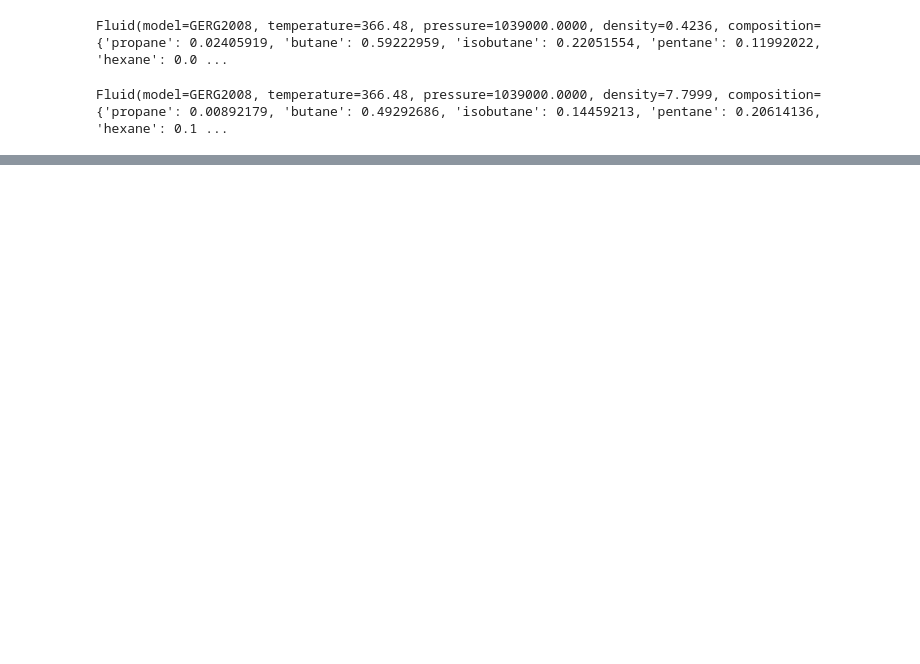
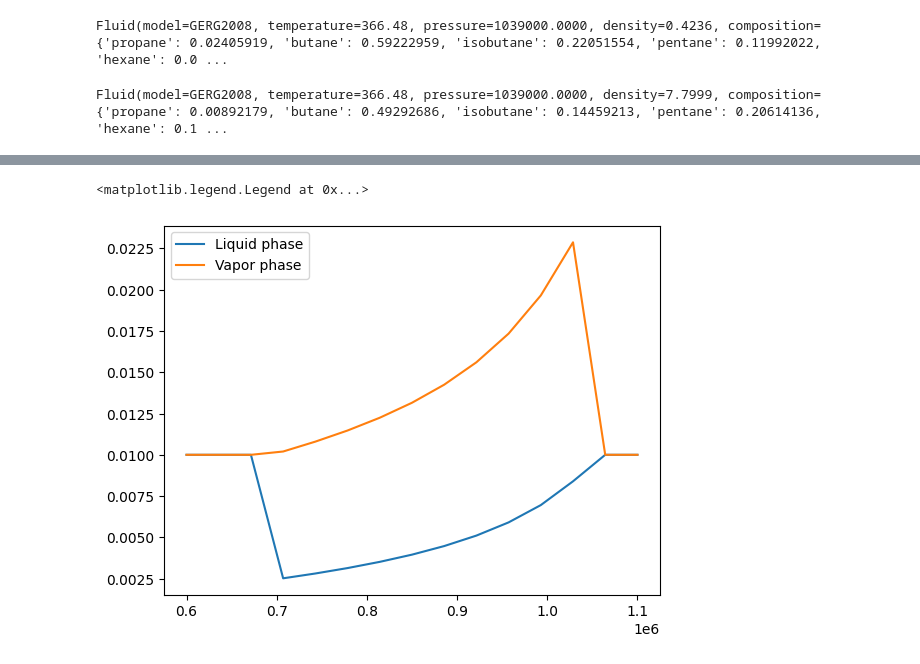
Before and after one commit to fedebenelli/PyForFluids, a Jupyter notebook: docs/source/tutorial.ipynb, the cells around one changed output, grey strips where cells are left out. Saved outputs shown, nothing was run; the diff lists cells and outputs as text; code cells hidden in the pictures; blank space fills up the shorter version.

```diff
--- a/docs/source/tutorial.ipynb
+++ b/docs/source/tutorial.ipynb
@@ -154,0 +210,8 @@ plt.ylim(-pressure*1.5, pressure*1.5)
+# %%
+plt.plot(pressures, xs, label="Liquid phase")
+plt.plot(pressures, ys, label="Vapor phase")
+
+plt.legend()
+# %% [output]
+<matplotlib.legend.Legend at 0x...>
+[figure, added]
```
Also changed, not shown: parts of 35 cells of this notebook, 9 other files.
